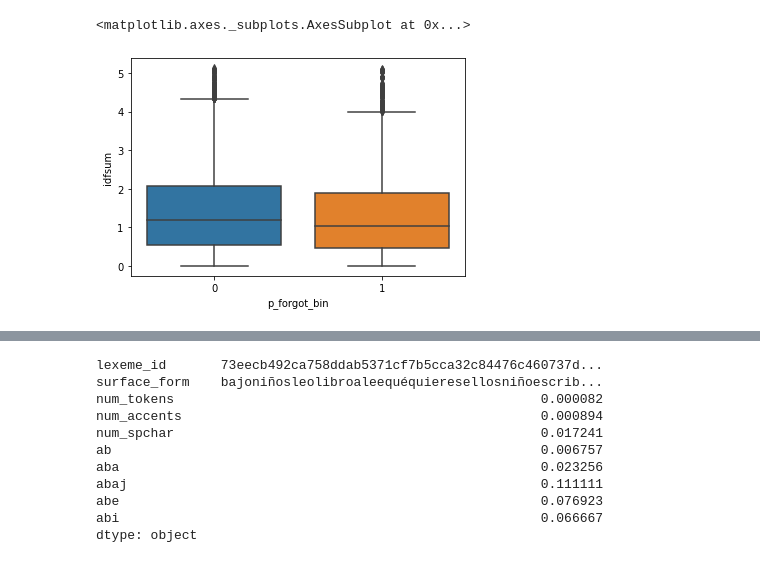
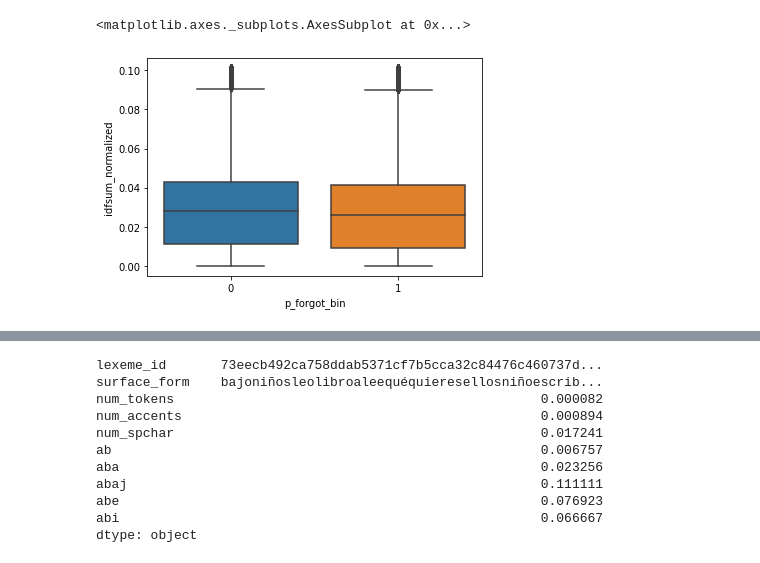
Before and after one commit to rts1988/Duolingo_spaced_repetition, a Jupyter notebook: Duolingo_lexemes_charIDF.ipynb, the cells around one changed output, grey strips where cells are left out. Cells and saved outputs as stored; diff of their text form; code cells hidden in the pictures.

```diff
--- a/Duolingo_lexemes_charIDF.ipynb
+++ b/Duolingo_lexemes_charIDF.ipynb
@@ -61,0 +106,4 @@ q1lexemes_chgrams['idfsum'] = q1lexemes_chgrams.loc[:,'ab':].sum(axis=1)
+# %%
+q1lexemes['idfsum'] = pd.Series(q1lexemes_idfcounts.sum(axis=1))
+# %%
+q1lexemes['idfsum_normalized'] = pd.Series(q1lexemes_idfcounts.sum(axis=1))/q1lexemes['sf_length']
@@ -62,5 +120,5 @@ q1lexemes_chgrams['idfsum'] = q1lexemes_chgrams.loc[:,'ab':].sum(axis=1)
 # %%
-q1lexemes_chgrams_sub =q1lexemes_chgrams[['lexeme_id','idfsum']]
+q1lexemes_chgrams_sub =q1lexemes[['lexeme_id','idfsum','idfsum_normalized','surface_form','sf_length']]
 # %%
 datadfq1 = decompress_pickle(path_name+"Unseen_words_training_set.pbz2")
 # %%
@@ -79,7 +137,7 @@ datadfq1_chidf.head()
 # %%
-datadfq1_chidf['p_forgot_bin'] = np.where(1 - datadfq1_chidf['p_recall']>0,1,0)
+datadfq1_chidf['p_forgot_bin'] = np.where((1 - datadfq1_chidf['p_recall'])>0,1,0)
 # %%
-sns.boxplot(datadfq1_chidf.loc[datadfq1_chidf['session_seen']>5,'p_forgot_bin'],datadfq1_chidf.loc[datadfq1_chidf['session_seen']>5,'idfsum'])
+sns.boxplot(datadfq1_chidf.loc[datadfq1_chidf['session_seen']>0,'p_forgot_bin'],datadfq1_chidf.loc[datadfq1_chidf['session_seen']>0,'idfsum_normalized'])
 # %% [output]
 <matplotlib.axes._subplots.AxesSubplot at 0x...>
-[figure, old version]
+[figure, new version]
```
Also changed, not shown: parts of 42 cells of this notebook.
